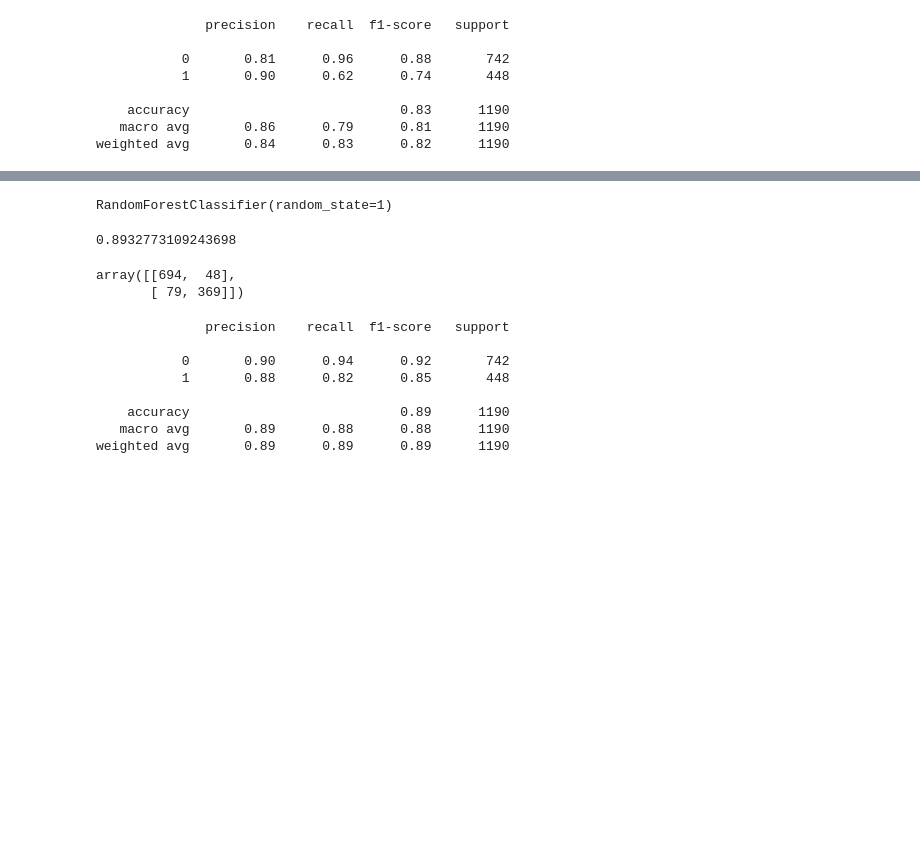
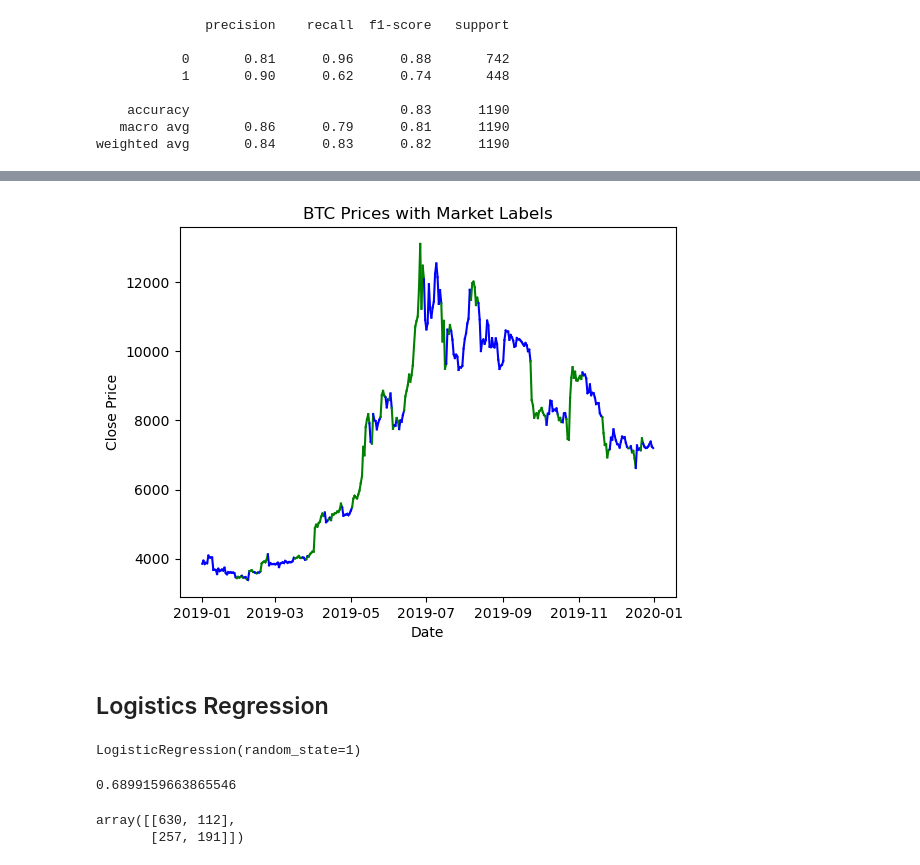
Before and after one commit to v3232/Project-2team-4, a Jupyter notebook: bitcoin_classifier.ipynb, the cells around one changed output, grey strips where cells are left out. Cells and saved outputs as stored; diff of their text form; code cells hidden in the pictures; blank space fills up the shorter version.

Commit message:
lg and rf model

```diff
--- a/bitcoin_classifier.ipynb
+++ b/bitcoin_classifier.ipynb
@@ -211,7 +223,0 @@ Random Forest
-# %%
-rf_model = RandomForestClassifier(random_state=1)
-
-# Fit the model using training data
-rf_model.fit(X_train_scaled,y_train)
-# %% [output]
-RandomForestClassifier(random_state=1)
@@ -220,20 +224,15 @@ rf_predictions = rf_model.predict(X_test_scaled)
-# %%
-accuracy_score(y_test, rf_predictions)
-# %% [output]
-0.8932773109243698
-# %%
-confusion_matrix(y_test, rf_predictions)
-# %% [output]
-array([[694,  48],
-       [ 79, 369]])
-# %%
-print(classification_report(y_test, rf_predictions))
-# %% [output]
-              precision    recall  f1-score   support
-
-           0       0.90      0.94      0.92       742
-           1       0.88      0.82      0.85       448
-
-    accuracy                           0.89      1190
-   macro avg       0.89      0.88      0.88      1190
-weighted avg       0.89      0.89      0.89      1190
+# %%
+filtered_df = df['2019-01-01':'2019-12-31']
+plot_colored_market_trends(filtered_df)
+# %% [output]
+[figure, added]
+# %% [markdown]
+## Logistics Regression
+# %%
+
+lg_model = LogisticRegression(random_state=1)
+
+# Fit the model using training data
+lg_model.fit(X_train_scaled,y_train)
+# %% [output]
+LogisticRegression(random_state=1)
@@ -239,0 +241,9 @@ weighted avg       0.89      0.89      0.89      1190
+# %%
+accuracy_score(y_test, lg_predictions)
+# %% [output]
+0.6899159663865546
+# %%
+confusion_matrix(y_test, lg_predictions)
+# %% [output]
+array([[630, 112],
+       [257, 191]])
```
Also changed, not shown: parts of 20 cells of this notebook.
